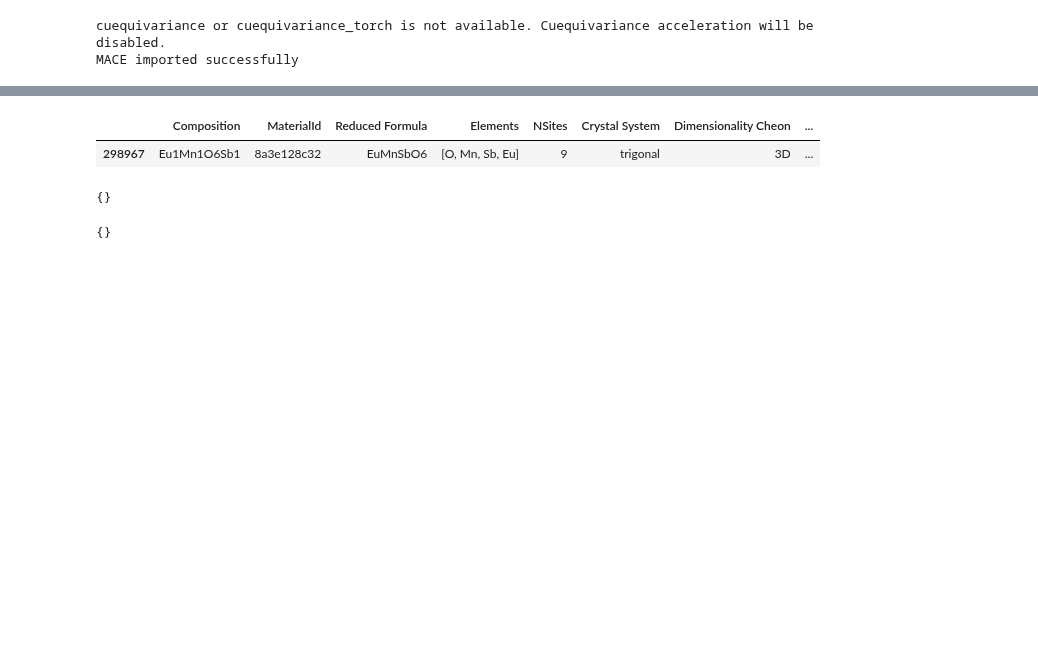
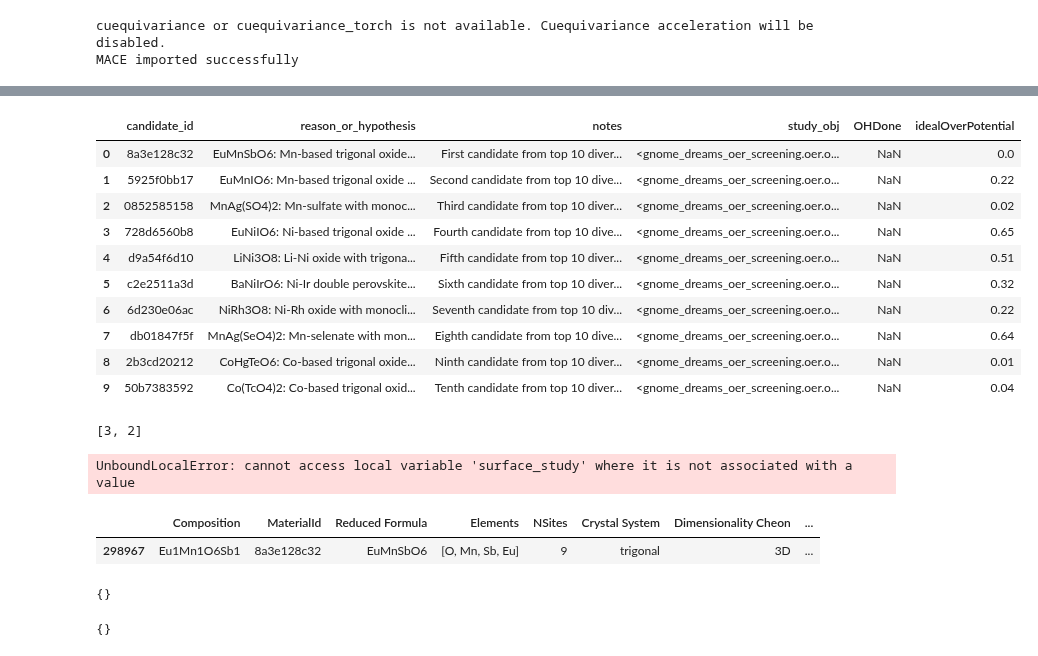
Before and after one commit to BattModels/material_agent, a Jupyter notebook: planNexe2.ipynb, the cells around one changed output, grey strips where cells are left out. Saved outputs shown, nothing was run; the diff lists cells and outputs as text; code cells hidden in the pictures; blank space fills up the shorter version.

```diff
--- a/planNexe2.ipynb
+++ b/planNexe2.ipynb
@@ -1120,0 +1251,23 @@ KeyboardInterrupt:
+# %%
+EXPLOG.relational_frame.candidates.df
+# %% [output]
+|  | candidate_id | reason_or_hypothesis | notes | study_obj | OHDone | idealOverPotential |
+| 0 | 8a3e128c32 | EuMnSbO6: Mn-based trigonal oxide... | First candidate from top 10 diver... | <gnome_dreams_oer_screening.oer.o... | NaN | 0.0 |
+| 1 | 5925f0bb17 | EuMnIO6: Mn-based trigonal oxide ... | Second candidate from top 10 dive... | <gnome_dreams_oer_screening.oer.o... | NaN | 0.22 |
+| 2 | 0852585158 | MnAg(SO4)2: Mn-sulfate with monoc... | Third candidate from top 10 diver... | <gnome_dreams_oer_screening.oer.o... | NaN | 0.02 |
+| 3 | 728d6560b8 | EuNiIO6: Ni-based trigonal oxide ... | Fourth candidate from top 10 dive... | <gnome_dreams_oer_screening.oer.o... | NaN | 0.65 |
+| 4 | d9a54f6d10 | LiNi3O8: Li-Ni oxide with trigona... | Fifth candidate from top 10 diver... | <gnome_dreams_oer_screening.oer.o... | NaN | 0.51 |
+| 5 | c2e2511a3d | BaNiIrO6: Ni-Ir double perovskite... | Sixth candidate from top 10 diver... | <gnome_dreams_oer_screening.oer.o... | NaN | 0.32 |
+| 6 | 6d230e06ac | NiRh3O8: Ni-Rh oxide with monocli... | Seventh candidate from top 10 div... | <gnome_dreams_oer_screening.oer.o... | NaN | 0.22 |
+| 7 | db01847f5f | MnAg(SeO4)2: Mn-selenate with mon... | Eighth candidate from top 10 dive... | <gnome_dreams_oer_screening.oer.o... | NaN | 0.64 |
+| 8 | 2b3cd20212 | CoHgTeO6: Co-based trigonal oxide... | Ninth candidate from top 10 diver... | <gnome_dreams_oer_screening.oer.o... | NaN | 0.01 |
+| 9 | 50b7383592 | Co(TcO4)2: Co-based trigonal oxid... | Tenth candidate from top 10 diver... | <gnome_dreams_oer_screening.oer.o... | NaN | 0.04 |
+# %%
+surface_study = list(surface_study_dict.keys())
+# keys = []
+# for k in surface_study_dict.keys():
+#     keys.append(k)
+# keys
+surface_study
+# %% [output]
+[3, 2]
@@ -1121,3 +1318,12 @@ KeyboardInterrupt:
+# %%
+submit_dft_job(
+    MaterialId="129fb15eca",
+    calculation_type="surface_relaxation",
+    termination_index=1,
+    note="note"
+)
+# %% [output]
+UnboundLocalError: cannot access local variable 'surface_study' where it is not associated with a value
 # %%
 with open("/nfs/turbo/coe-venkvis/ziqiw-turbo/material_agent/OER_test_wAllTools/canvas.pickle", "rb") as f:
     lastCanvas = pickle.load(f)
```
Also changed, not shown: parts of 12 cells of this notebook, 1 other file.
